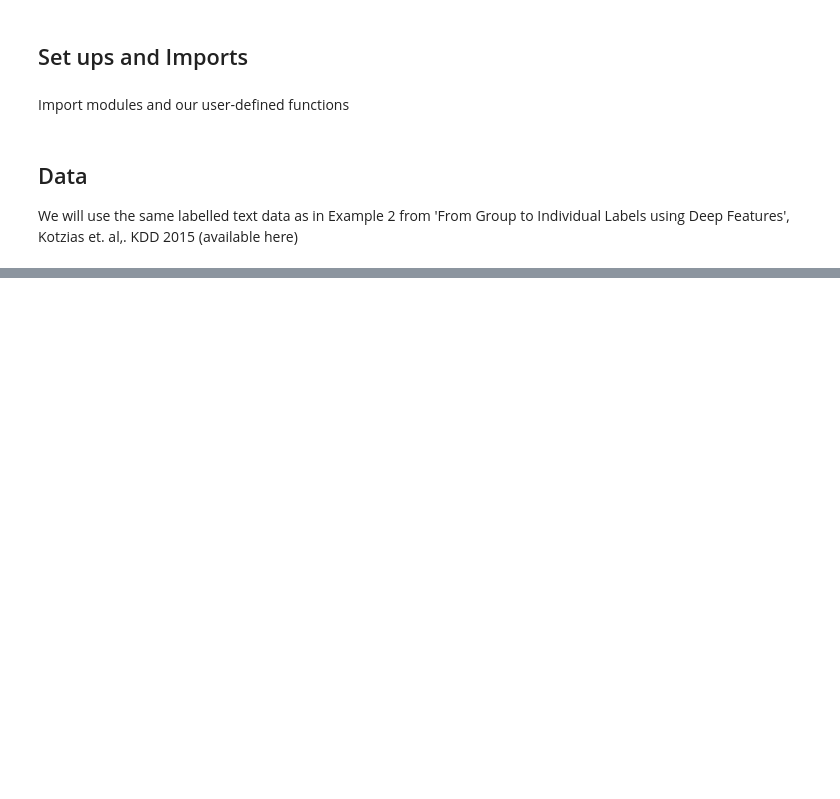
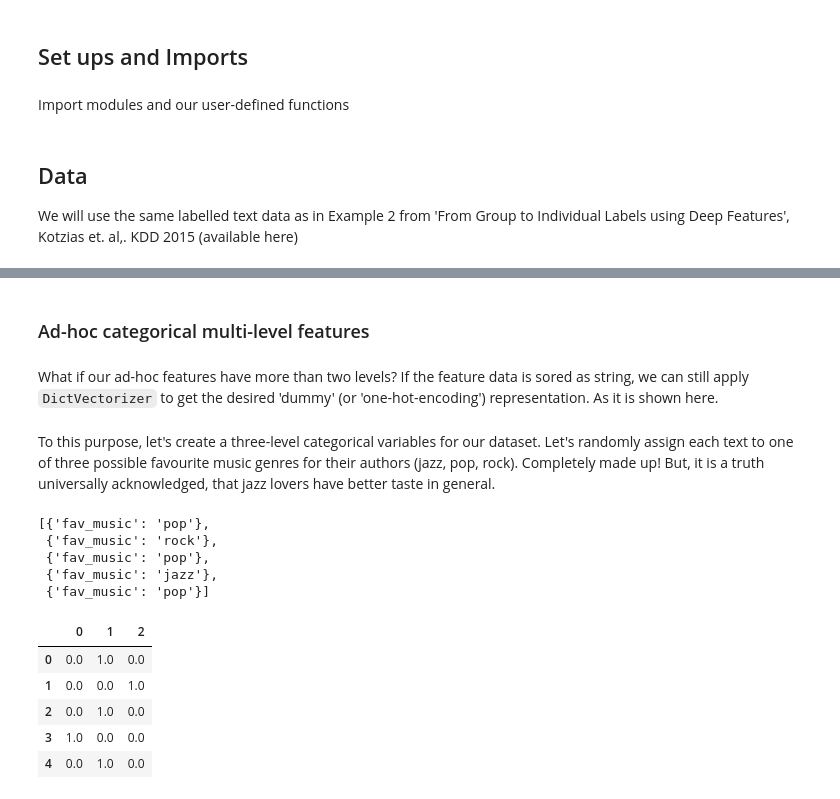
Before and after one commit to mamonu/bumblebee, a Jupyter notebook: examples/Example3_custom_adhoc_features_within_sklearn_pipelines.ipynb, the cells around one changed output, grey strips where cells are left out. Drawn from its saved outputs; the diff is of its cells as text; code cells hidden in the pictures; blank space fills up the shorter version.

````diff
--- a/examples/Example3_custom_adhoc_features_within_sklearn_pipelines.ipynb
+++ b/examples/Example3_custom_adhoc_features_within_sklearn_pipelines.ipynb
@@ -113,0 +153,2 @@ Here we create a pipeline that extracts the source of each text as a non-text ad
+# %%
+cat2dict.fit_transform(df.source)[:5]
@@ -113,0 +182,6 @@ Here we create a pipeline that extracts the source of each text as a non-text ad
+# %% [markdown]
+### Ad-hoc categorical multi-level features
+# %% [markdown]
+What if our ad-hoc features have more than two levels? If the feature data is sored as string, we can still apply ```DictVectorizer``` to get the desired 'dummy' (or 'one-hot-encoding') representation. As it is shown here.
+# %% [markdown]
+To this purpose, let's create a three-level categorical variables for our dataset. Let's randomly assign each text to one of three possible favourite music genres for their authors (jazz, pop, rock). Completely made up!  But, it is a truth universally acknowledged, that jazz lovers have better taste in general.
@@ -113,0 +193,19 @@ Here we create a pipeline that extracts the source of each text as a non-text ad
+# %%
+cat2dict.fit_transform(df.fav_music)[:5]
+# %% [output]
+[{'fav_music': 'pop'},
+ {'fav_music': 'rock'},
+ {'fav_music': 'pop'},
+ {'fav_music': 'jazz'},
+ {'fav_music': 'pop'}]
+# %%
+dv = DictVectorizer()
+# %%
+pd.DataFrame(dv.fit_transform(cat2dict.fit_transform(df.fav_music)[:5]).A)
+# %% [output]
+|  | 0 | 1 | 2 |
+| 0 | 0.0 | 1.0 | 0.0 |
+| 1 | 0.0 | 0.0 | 1.0 |
+| 2 | 0.0 | 1.0 | 0.0 |
+| 3 | 1.0 | 0.0 | 0.0 |
+| 4 | 0.0 | 1.0 | 0.0 |
````
Also changed, not shown: parts of 39 cells of this notebook.
